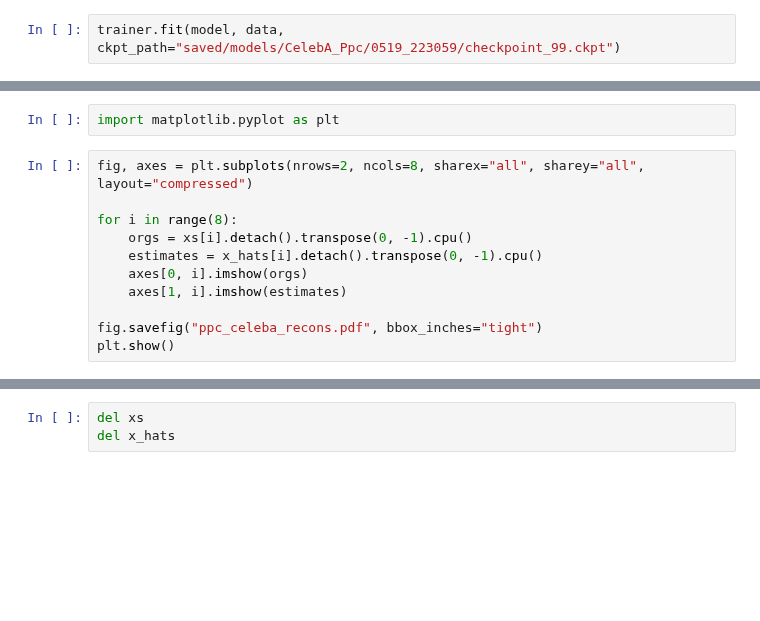
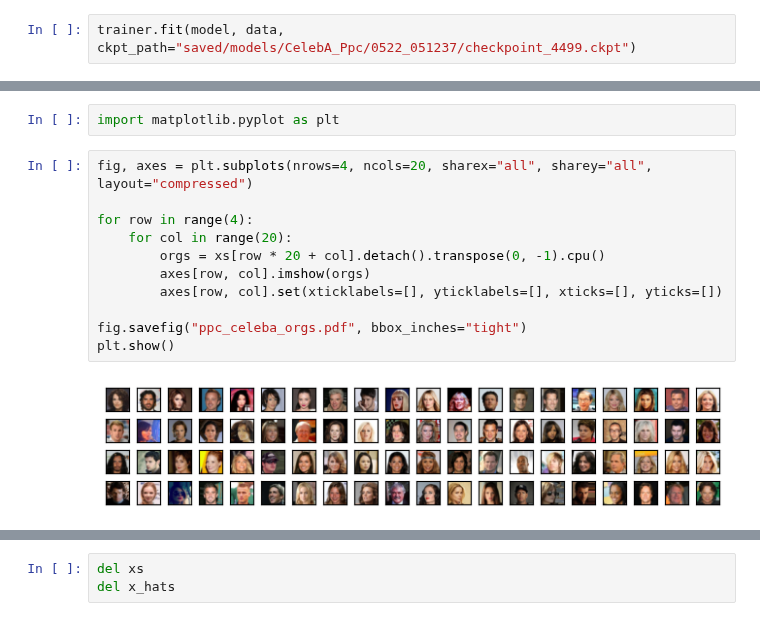
Before and after one commit to esennesh/dcpc_paper, a Jupyter notebook: experiments/ppc_celeba_eval.ipynb, the cells around one changed output, grey strips where cells are left out. Drawn from its saved outputs; the diff is of its cells as text; blank space fills up the shorter version.

Commit message:
experiments/ppc_celeba_eval: evaluate on CelebA, it's not so good
Signed-off-by: Eli Sennesh <eli.sennesh@vanderbilt.edu>

```diff
--- a/experiments/ppc_celeba_eval.ipynb
+++ b/experiments/ppc_celeba_eval.ipynb
@@ -16,4 +30,4 @@ config, (data, model, trainer) = train.from_file("experiments/ppc_celeba_config.
 # %%
 logger = config.get_logger('valid')
 # %%
-trainer.fit(model, data, ckpt_path="saved/models/CelebA_Ppc/0519_223059/checkpoint_99.ckpt")
+trainer.fit(model, data, ckpt_path="saved/models/CelebA_Ppc/0522_051237/checkpoint_4499.ckpt")
@@ -41,13 +115,15 @@ with model.graph.condition(z=model.graph.nodes['z']['value']) as predictive:
 # %%
 import matplotlib.pyplot as plt
 # %%
-fig, axes = plt.subplots(nrows=2, ncols=8, sharex="all", sharey="all", layout="compressed")
+fig, axes = plt.subplots(nrows=4, ncols=20, sharex="all", sharey="all", layout="compressed")
 
-for i in range(8):
-    orgs = xs[i].detach().transpose(0, -1).cpu()
-    estimates = x_hats[i].detach().transpose(0, -1).cpu()
-    axes[0, i].imshow(orgs)
-    axes[1, i].imshow(estimates)
+for row in range(4):
+    for col in range(20):
+        orgs = xs[row * 20 + col].detach().transpose(0, -1).cpu()
+        axes[row, col].imshow(orgs)
+        axes[row, col].set(xticklabels=[], yticklabels=[], xticks=[], yticks=[])
 
-fig.savefig("ppc_celeba_recons.pdf", bbox_inches="tight")
+fig.savefig("ppc_celeba_orgs.pdf", bbox_inches="tight")
 plt.show()
+# %% [output]
+[figure, added]
```
Also changed, not shown: parts of 17 cells of this notebook.
